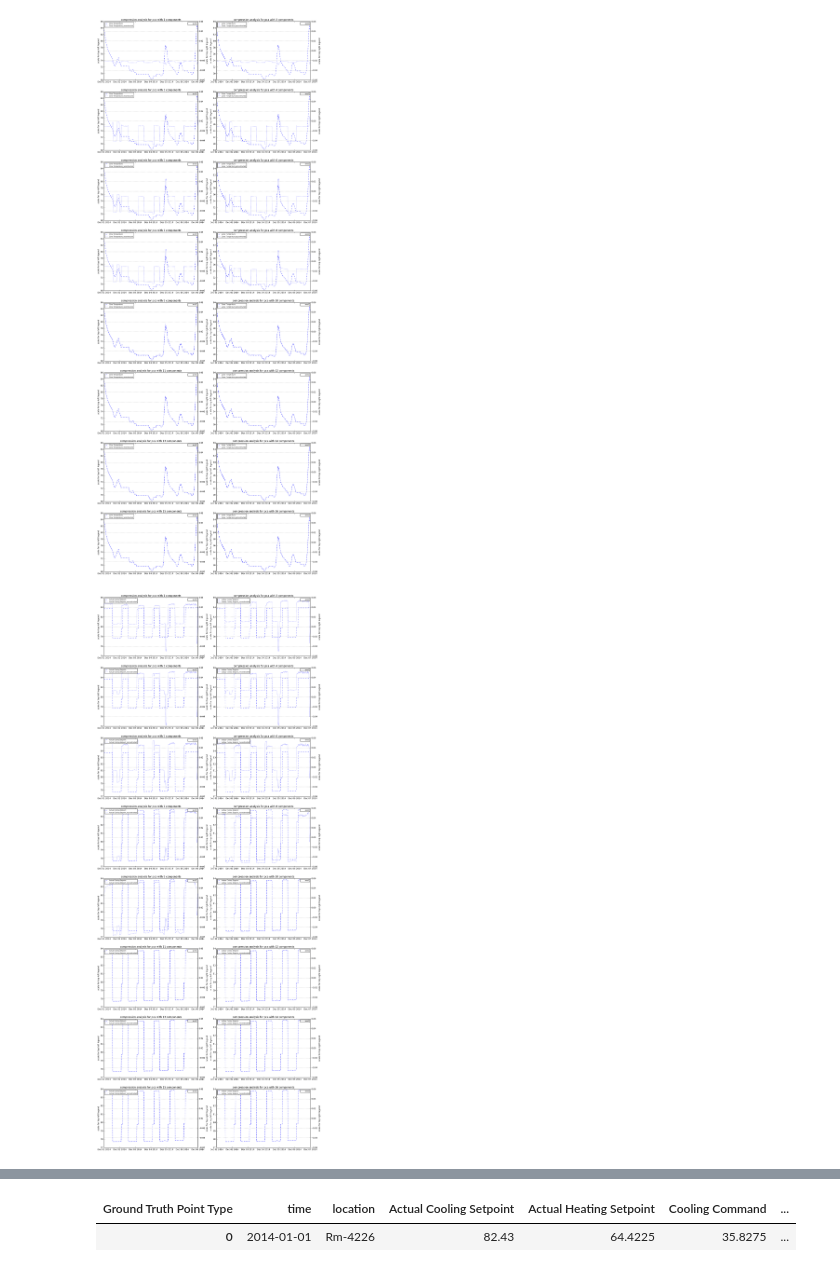
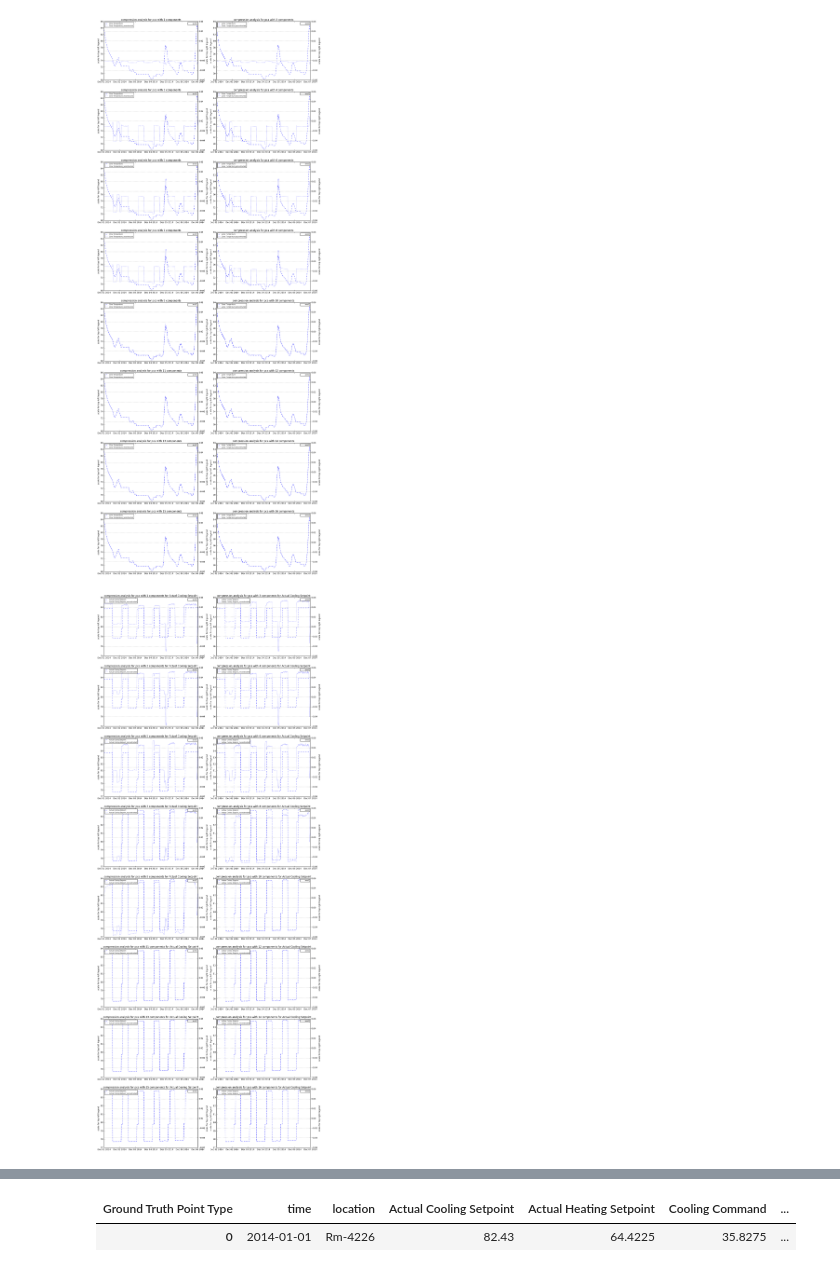
Before and after one commit to mas-dse-mkjaiswa/Capstone, a Jupyter notebook: final/sensor_data_compression_plots.ipynb, the cells around one changed output, grey strips where cells are left out. Saved outputs shown, nothing was run; the diff lists cells and outputs as text; code cells hidden in the pictures.

Commit message:
update plots

```diff
--- a/final/sensor_data_compression_plots.ipynb
+++ b/final/sensor_data_compression_plots.ipynb
@@ -139,13 +139,14 @@ for n_components in range(1,17):
 # %%
 fig, axs = plt.subplots(8, 2, figsize=(18, 48))
 axes = axs.flatten()
 for n_components in range(1,17):
     [dfs, plotTemplates, compressed] = CompressWithPCA(
         df_4226_all, stTime='2014-12-01', enTime='2014-12-07', template = 'Actual Cooling Setpoint',
         n_components = n_components)
-    plotResults(dfs, plotTemplates, method='pca with %d components'%n_components, ax=axes[n_components - 1])
+    plotResults(dfs, plotTemplates, method='pca with %d components for Actual Cooling Setpoint'%n_components,
+                ax=axes[n_components - 1])
 # %% [output]
-[figure, old version]
+[figure, new version]
 # %%
 fig, axs = plt.subplots(8, 2, figsize=(18, 48))
 axes = axs.flatten()
```
Also changed, not shown: parts of 2 cells of this notebook.
